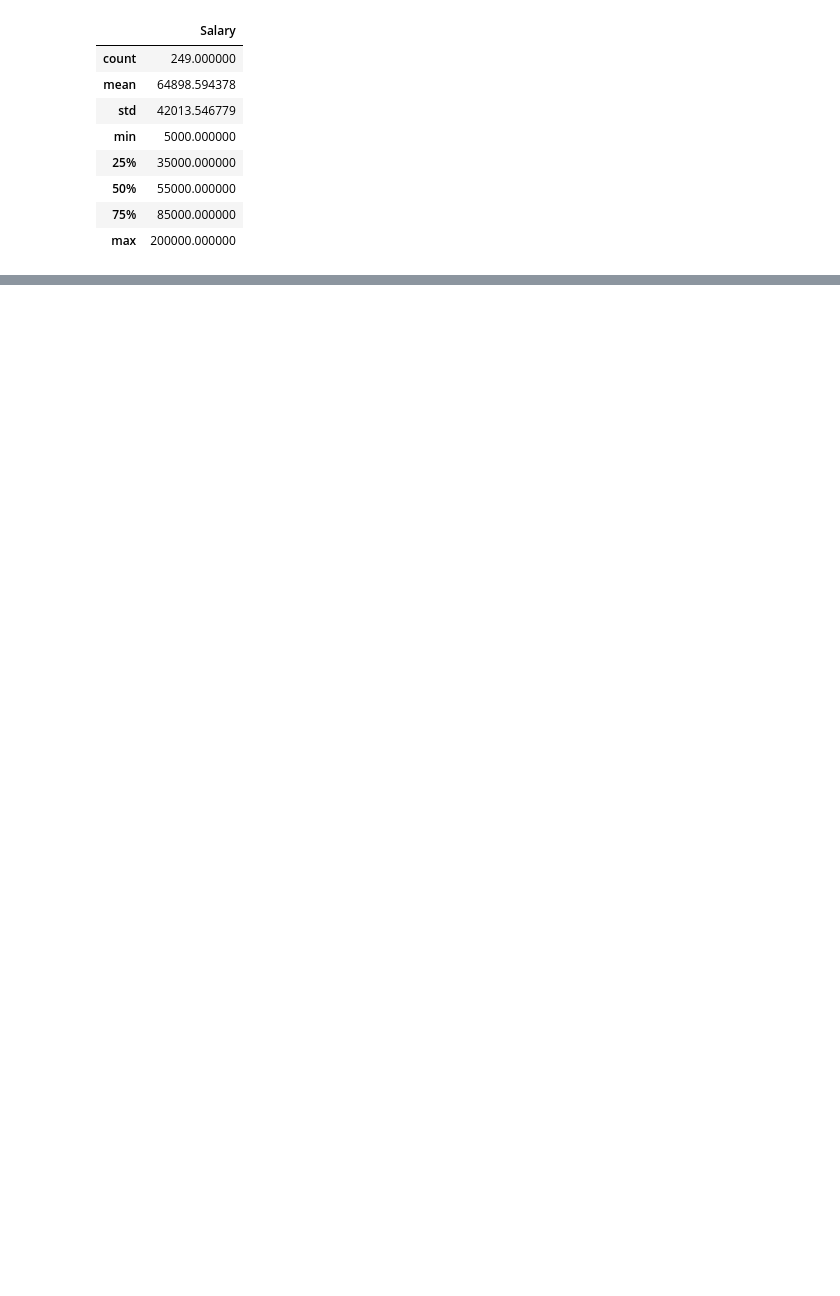
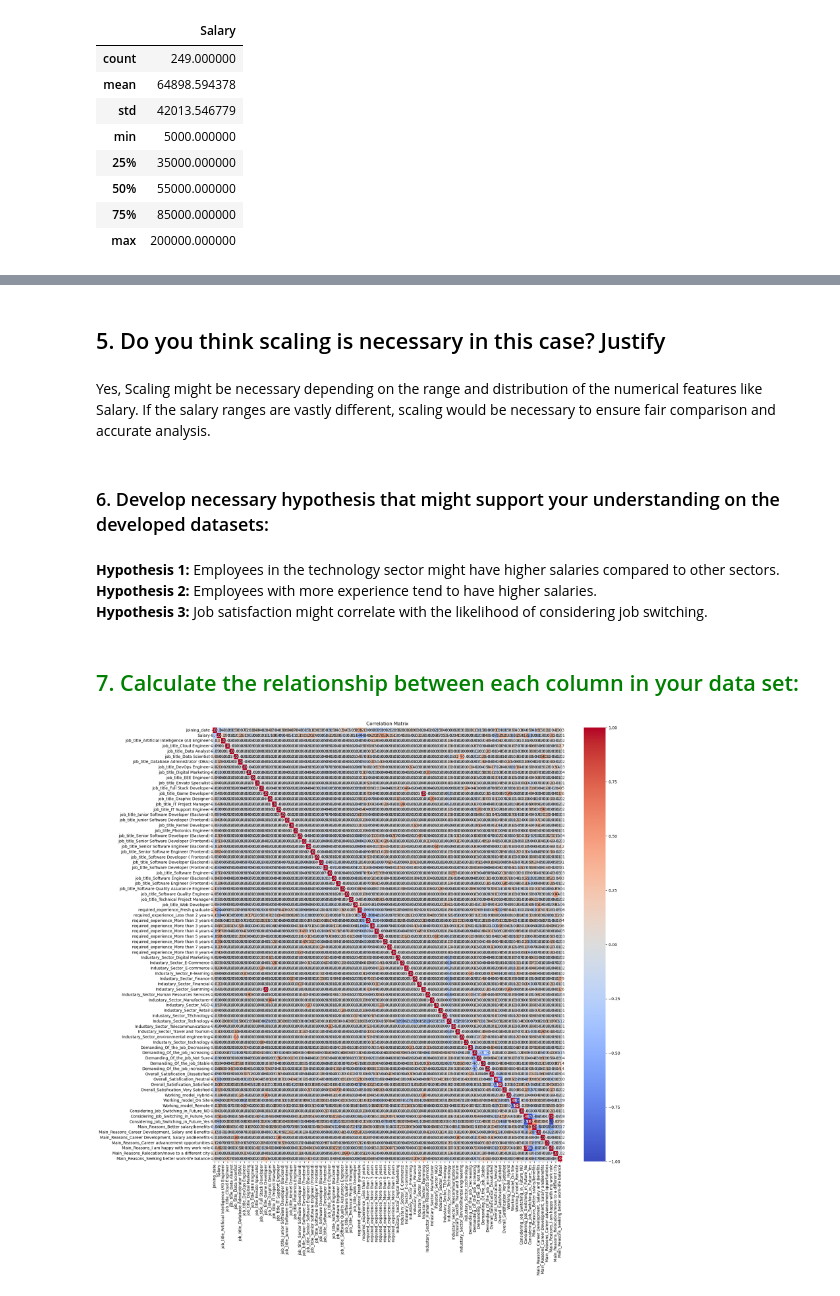
Before and after one commit to MDalamin5/Data-Science-ML, a Jupyter notebook: CSE445/Assignments/Assignment-1/Assignment-1.ipynb, the cells around one changed output, grey strips where cells are left out. Cells and saved outputs as stored; diff of their text form; code cells hidden in the pictures; blank space fills up the shorter version.

```diff
--- a/CSE445/Assignments/Assignment-1/Assignment-1.ipynb
+++ b/CSE445/Assignments/Assignment-1/Assignment-1.ipynb
@@ -6,6 +8,6 @@ import seaborn as srb
 # %%
-dataframe = pd.read_csv('job-data-update.csv')
-dataframe.head(5)
+df = pd.read_csv('job-data-update.csv')
+df.head(5)
 # %% [output]
 |  | joining_date | job_title | required_experience | Salary | Industary_Sector | Demanding_Of_the_Job | ... |
 | 0 | 12/10/2023 | Junior Software Developer (Backend) | Fresh graduate | 19000 | Technology | Increasing | ... |
@@ -67,0 +71,30 @@ memory usage: 19.6+ KB
+# %% [markdown]
+<h2>5. Do you think scaling is necessary in this case? Justify </h2>
+# %% [markdown]
+Yes, Scaling might be necessary depending on the range and distribution of the numerical features like Salary. If the salary ranges are vastly different, scaling would be necessary to ensure fair comparison and accurate analysis.
+# %% [markdown]
+<h3>6. Develop necessary hypothesis that might support your understanding on the developed datasets: </h3>
+# %% [markdown]
+**Hypothesis 1:** Employees in the technology sector might have higher salaries compared to other sectors. <br>
+**Hypothesis 2:** Employees with more experience tend to have higher salaries. <br>
+**Hypothesis 3:** Job satisfaction might correlate with the likelihood of considering job switching.
+# %% [markdown]
+<h2 style="color:green">7. Calculate the relationship between each column in your data set:</h2>
+# %%
+# Convert 'joining_date' column to datetime format
+df['joining_date'] = pd.to_datetime(df['joining_date'])
+
+# One-hot encode categorical columns
+categorical_columns = ['job_title', 'required_experience', 'Industary_Sector', 'Demanding_Of_the_Job', 'Overall_Satisfication', 'Working_model', 'Considering_Job_Switching_in_Future', 'Main_Reasons']
+df_encoded = pd.get_dummies(df, columns=categorical_columns)
+
+# Calculate correlation matrix
+correlation_matrix = df_encoded.corr()
+
+# Increase figure size to the maximum
+plt.figure(figsize=(20, 20))
+sns.heatmap(correlation_matrix, annot=True, cmap='coolwarm', fmt=".2f")
+plt.title('Correlation Matrix')
+plt.show()
+# %% [output]
+[figure, added]
```
Also changed, not shown: parts of 12 cells of this notebook, 4 other files.
